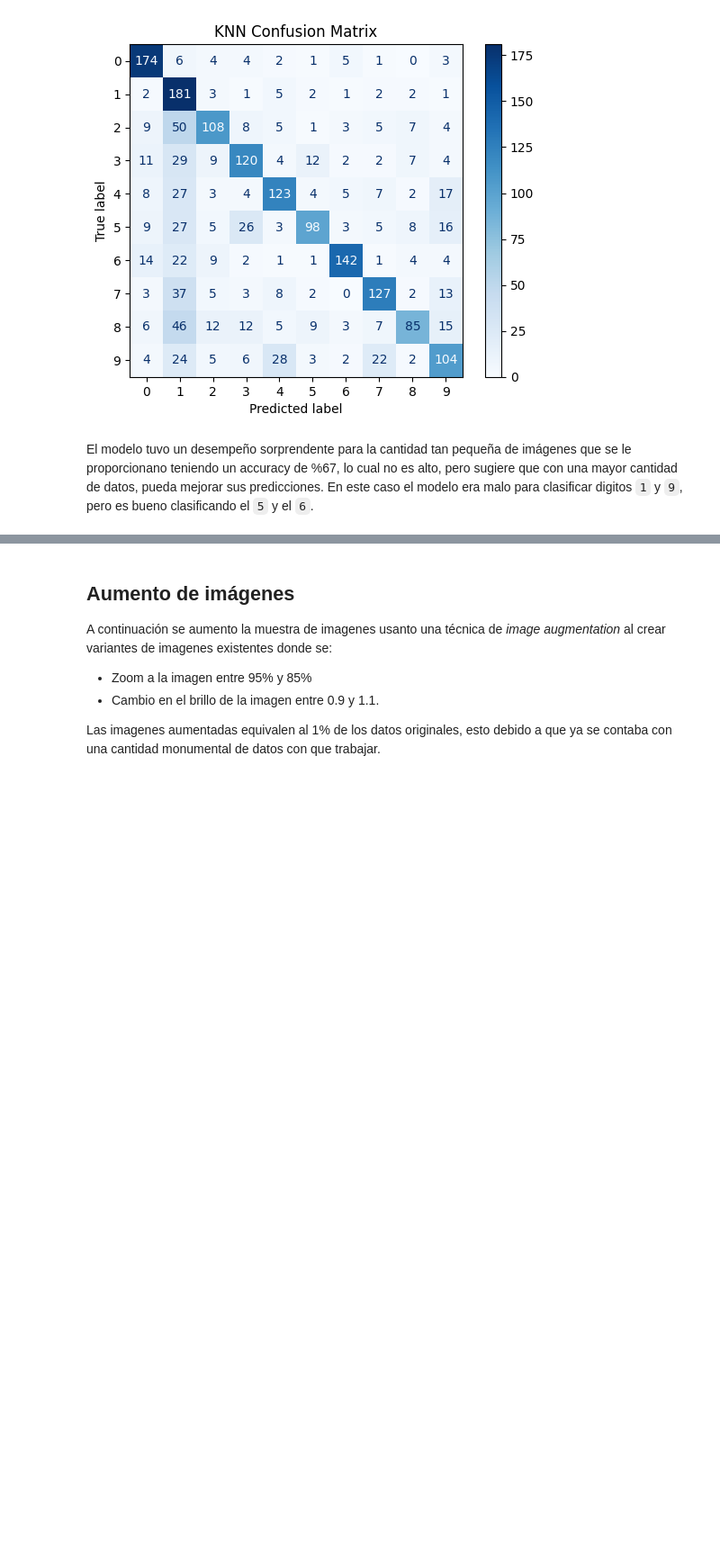
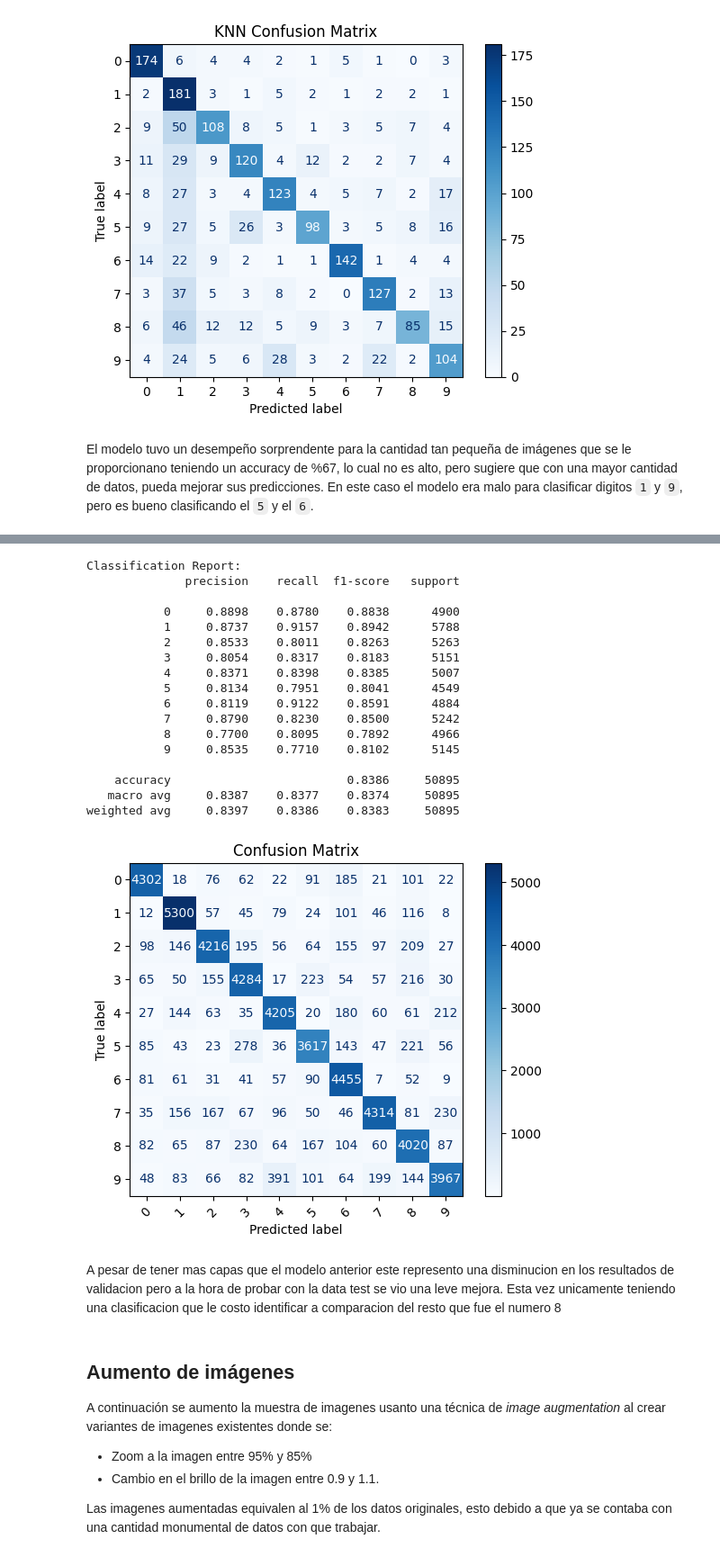
Before and after one commit to DanielRasho/DS-lab3, a Jupyter notebook: Laboratorio3.ipynb, the cells around one changed output, grey strips where cells are left out. Shown at 90% size. Drawn from its saved outputs; the diff is of its cells as text; code cells hidden in the pictures; blank space fills up the shorter version.

```diff
--- a/Laboratorio3.ipynb
+++ b/Laboratorio3.ipynb
@@ -762,3 +926,44 @@ El modelo tuvo un desempeño sorprendente para la cantidad tan pequeña de imág
+# %%
+# Get predictions and true labels
+y_true = []
+y_pred = []
+
+for images, labels in test_ds:
+    preds = rnns2.predict(images, verbose=0)
+    y_true.extend(labels.numpy())
+    y_pred.extend(np.argmax(preds, axis=1))
+
+# Classification report
+print("\nClassification Report:")
+print(classification_report(y_true, y_pred, digits=4))
+
+# Confusion matrix
+cm = confusion_matrix(y_true, y_pred)
+disp = ConfusionMatrixDisplay(confusion_matrix=cm, display_labels=[str(i) for i in range(10)])
+disp.plot(cmap=plt.cm.Blues, xticks_rotation=45)
+plt.title("Confusion Matrix")
+plt.show()
+# %% [output]
+Classification Report:
+              precision    recall  f1-score   support
+
+           0     0.8898    0.8780    0.8838      4900
+           1     0.8737    0.9157    0.8942      5788
+           2     0.8533    0.8011    0.8263      5263
+           3     0.8054    0.8317    0.8183      5151
+           4     0.8371    0.8398    0.8385      5007
+           5     0.8134    0.7951    0.8041      4549
+           6     0.8119    0.9122    0.8591      4884
+           7     0.8790    0.8230    0.8500      5242
+           8     0.7700    0.8095    0.7892      4966
+           9     0.8535    0.7710    0.8102      5145
+
+    accuracy                         0.8386     50895
+   macro avg     0.8387    0.8377    0.8374     50895
+weighted avg     0.8397    0.8386    0.8383     50895
+[figure, added]
+# %% [markdown]
+A pesar de tener mas capas que el modelo anterior este represento una disminucion en los resultados de validacion pero a la hora de probar con la data test se vio una leve mejora. Esta vez unicamente teniendo una clasificacion que le costo identificar a comparacion del resto que fue el numero 8
 # %% [markdown]
 ## Aumento de imágenes
 
```
Also changed, not shown: parts of 22 cells of this notebook, 3 other files.
